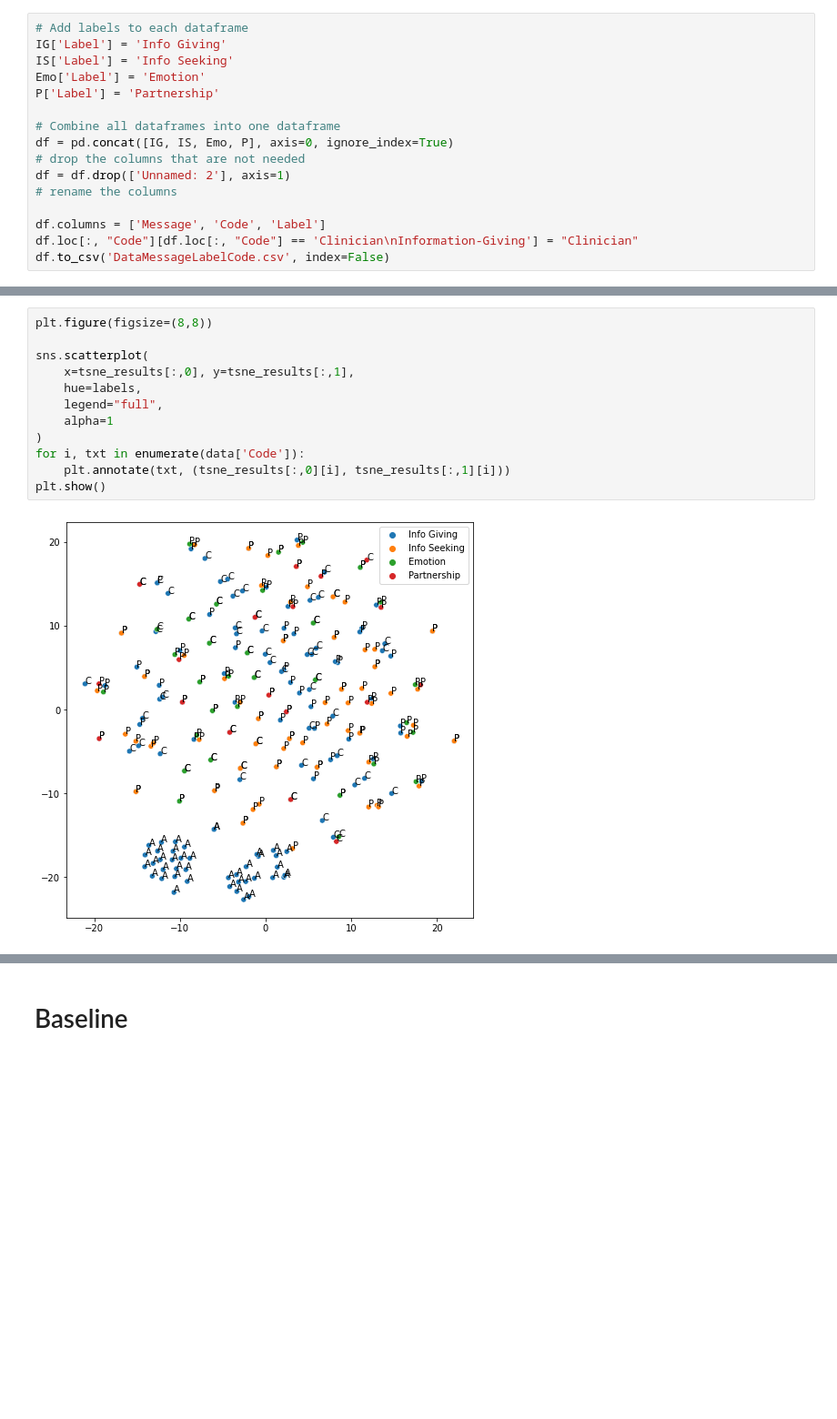
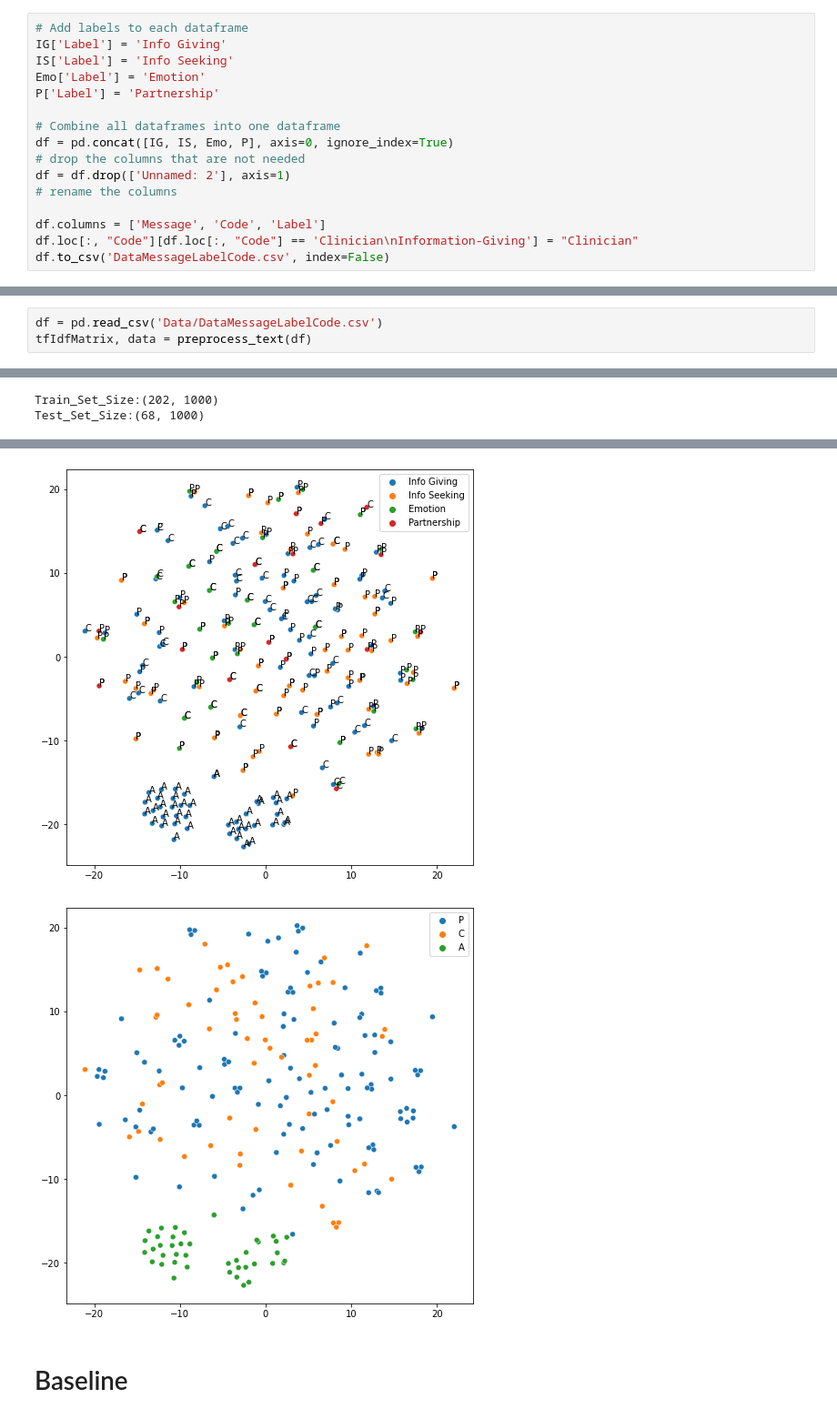
Before and after one commit to TheLittleJimmy/CBB750, a Jupyter notebook: Aim2.ipynb, the cells around one changed output, grey strips where cells are left out. Shown at 91% size. Saved outputs shown, nothing was run; the diff lists cells and outputs as text; blank space fills up the shorter version.

```diff
--- a/Aim2.ipynb
+++ b/Aim2.ipynb
@@ -287,14 +164,4 @@ Test_Set_Size:(68, 116)
-# %%
-plt.figure(figsize=(8,8))
-
-sns.scatterplot(
-    x=tsne_results[:,0], y=tsne_results[:,1],
-    hue=labels,
-    legend="full",
-    alpha=1
-)
-for i, txt in enumerate(data['Code']):
-    plt.annotate(txt, (tsne_results[:,0][i], tsne_results[:,1][i]))
-plt.show()
-# %% [output]
-[figure, removed]
+# %%
+df = pd.read_csv('Data/DataMessageLabelCode.csv')
+tfIdfMatrix, data = preprocess_text(df)
+# %% [output]
@@ -300,0 +183,2 @@ plt.show()
+Train_Set_Size:(202, 1000)
+Test_Set_Size:(68, 1000)
@@ -301,3 +186,5 @@ plt.show()
+[figure, added]
+[figure, added]
 # %% [markdown]
 # Baseline
 # %%
```
Also changed, not shown: parts of 43 cells of this notebook.
